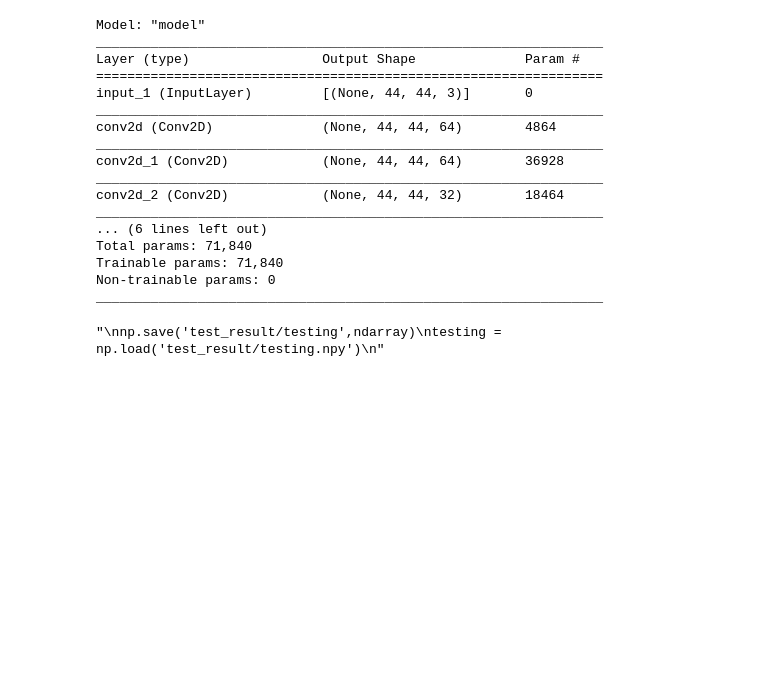
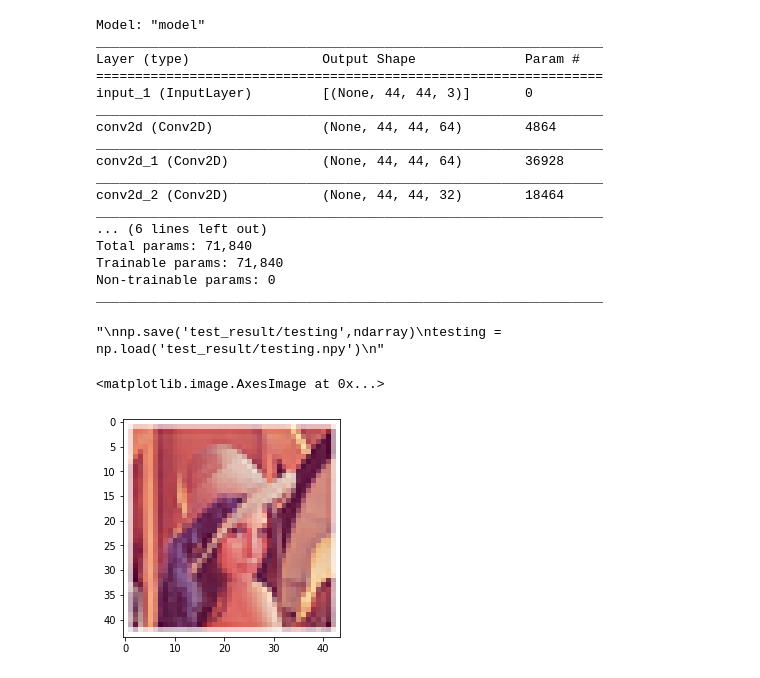
Before and after one commit to qkrtndh/super_resolution, a Jupyter notebook: excute.ipynb, the cells around one changed output. Drawn from its saved outputs; the diff is of its cells as text; code cells hidden in the pictures; blank space fills up the shorter version.

```diff
--- a/excute.ipynb
+++ b/excute.ipynb
@@ -39,4 +39,12 @@ testing = np.load('test_result/testing.npy')
 """
 # %% [output]
 "\nnp.save('test_result/testing',ndarray)\ntesting = np.load('test_result/testing.npy')\n"
+# %%
+img_sample = cv2.imread('testimg\\1.png')
+
+h, w, _ = img_sample.shape
+plt.imshow(cv2.cvtColor(img_sample,cv2.COLOR_BGR2RGB))
+# %% [output]
+<matplotlib.image.AxesImage at 0x...>
+[figure, added]
 # %%
```
Also changed, not shown: parts of 2 cells of this notebook, 21 other files.
